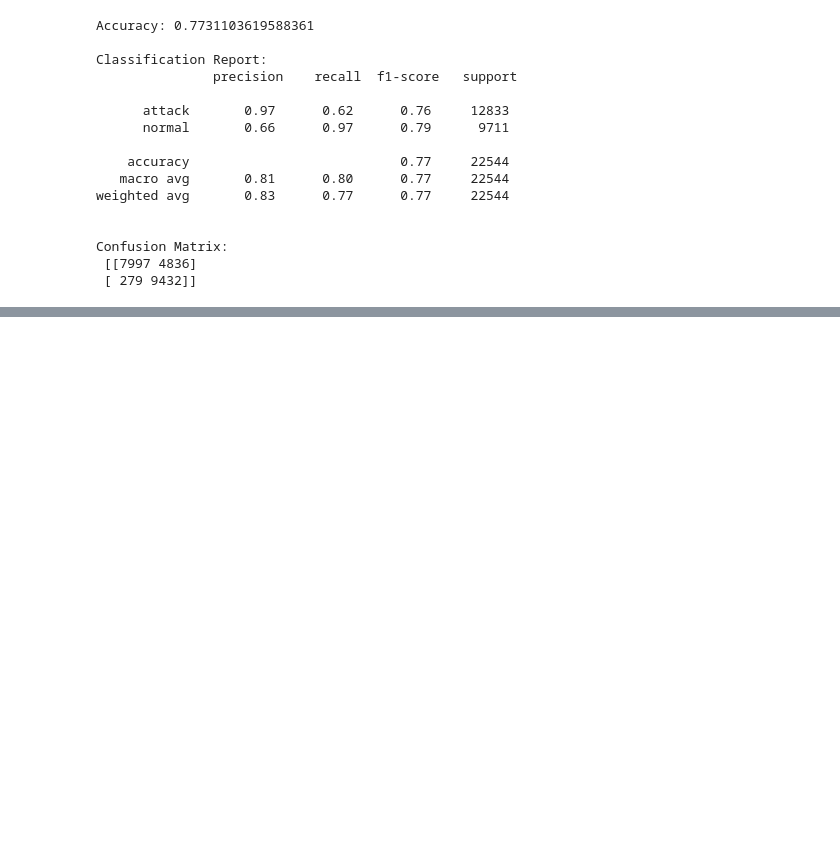
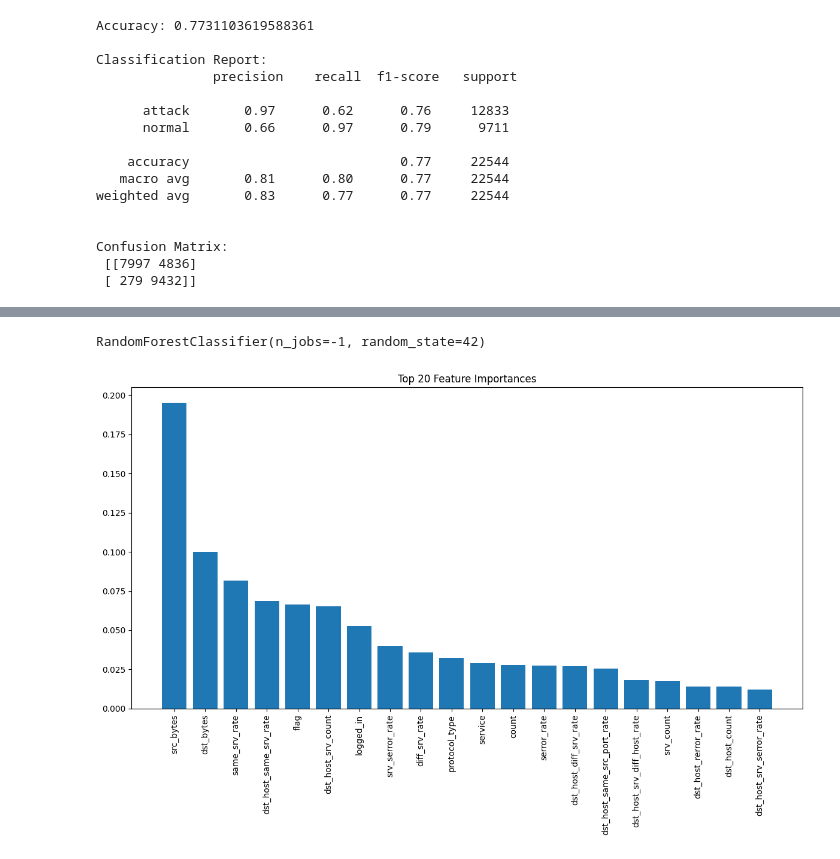
Before and after one commit to suvethaaa/AI-Based-Intrusion-Detection-System, a Jupyter notebook: IDS_NSL_KDD.ipynb, the cells around one changed output, grey strips where cells are left out. Saved outputs shown, nothing was run; the diff lists cells and outputs as text; code cells hidden in the pictures; blank space fills up the shorter version.

```diff
--- a/IDS_NSL_KDD.ipynb
+++ b/IDS_NSL_KDD.ipynb
@@ -102,0 +157,37 @@ Confusion Matrix:
+# %%
+# 4. Split features/labels
+X_train = train_df.drop(columns=["label", "difficulty", "binary_label"])
+y_train = train_df["binary_label"]
+X_test = test_df.drop(columns=["label", "difficulty", "binary_label"])
+y_test = test_df["binary_label"]
+# %%
+# 5. Encode categorical
+categorical_cols = ["protocol_type", "service", "flag"]
+encoders = {}
+for col in categorical_cols:
+    le = LabelEncoder()
+    X_train[col] = le.fit_transform(X_train[col])
+    X_test[col] = le.transform(X_test[col])
+    encoders[col] = le
+# %%
+# 6. Scale
+scaler = StandardScaler()
+X_train_scaled = scaler.fit_transform(X_train)
+X_test_scaled = scaler.transform(X_test)
+# %%
+# 7. Train Random Forest (takes 1-2 minutes)
+rf = RandomForestClassifier(n_estimators=100, random_state=42, n_jobs=-1)
+rf.fit(X_train_scaled, y_train)
+# %% [output]
+RandomForestClassifier(n_jobs=-1, random_state=42)
+# %%
+importances = rf.feature_importances_
+indices = np.argsort(importances)[::-1][:20]
+plt.figure(figsize=(12,8))
+plt.title("Top 20 Feature Importances")
+plt.bar(range(20), importances[indices])
+plt.xticks(range(20), [X_train.columns[i] for i in indices], rotation=90)
+plt.tight_layout()
+plt.show()
+# %% [output]
+[figure, added]
```
Also changed, not shown: parts of 6 cells of this notebook.
